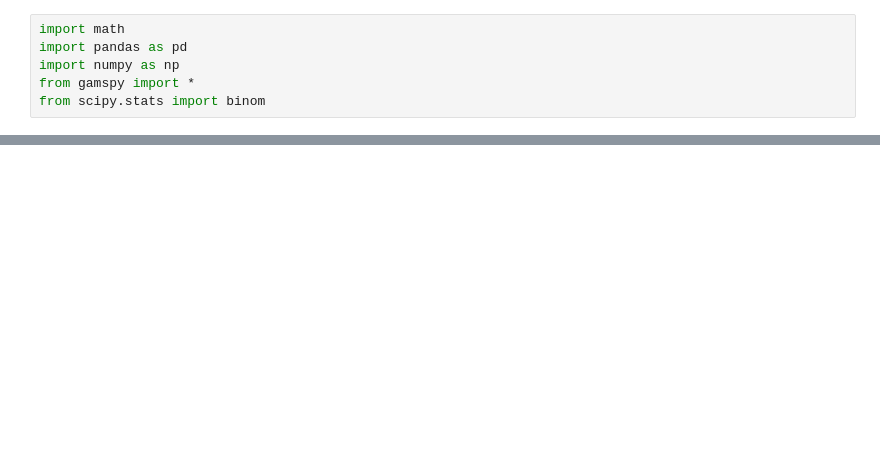
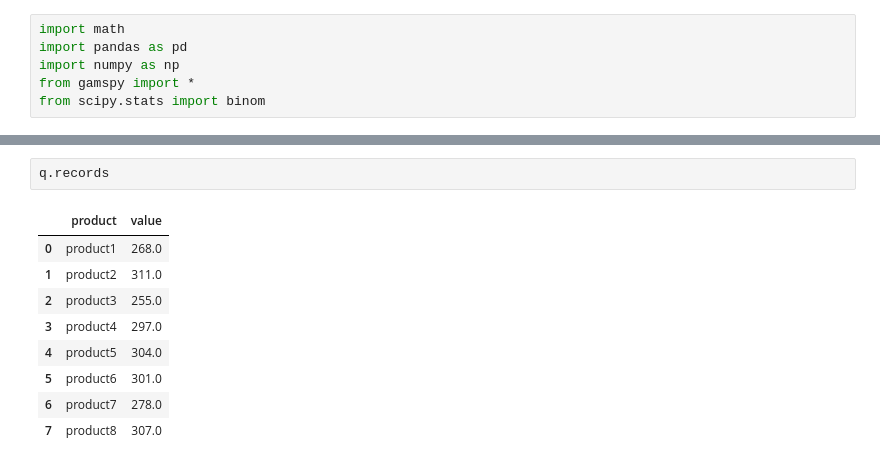
Before and after one commit to NguyenDatk2022/Mathematical_Modeling, a Jupyter notebook: MHH.ipynb, the cells around one changed output, grey strips where cells are left out. Cells and saved outputs as stored; diff of their text form; blank space fills up the shorter version.

```diff
--- a/MHH.ipynb
+++ b/MHH.ipynb
@@ -156,0 +327,12 @@ for scenerio in range(S):
+# %%
+q.records
+# %% [output]
+|  | product | value |
+| 0 | product1 | 268.0 |
+| 1 | product2 | 311.0 |
+| 2 | product3 | 255.0 |
+| 3 | product4 | 297.0 |
+| 4 | product5 | 304.0 |
+| 5 | product6 | 301.0 |
+| 6 | product7 | 278.0 |
+| 7 | product8 | 307.0 |
```
Also changed, not shown: parts of 32 cells of this notebook.
